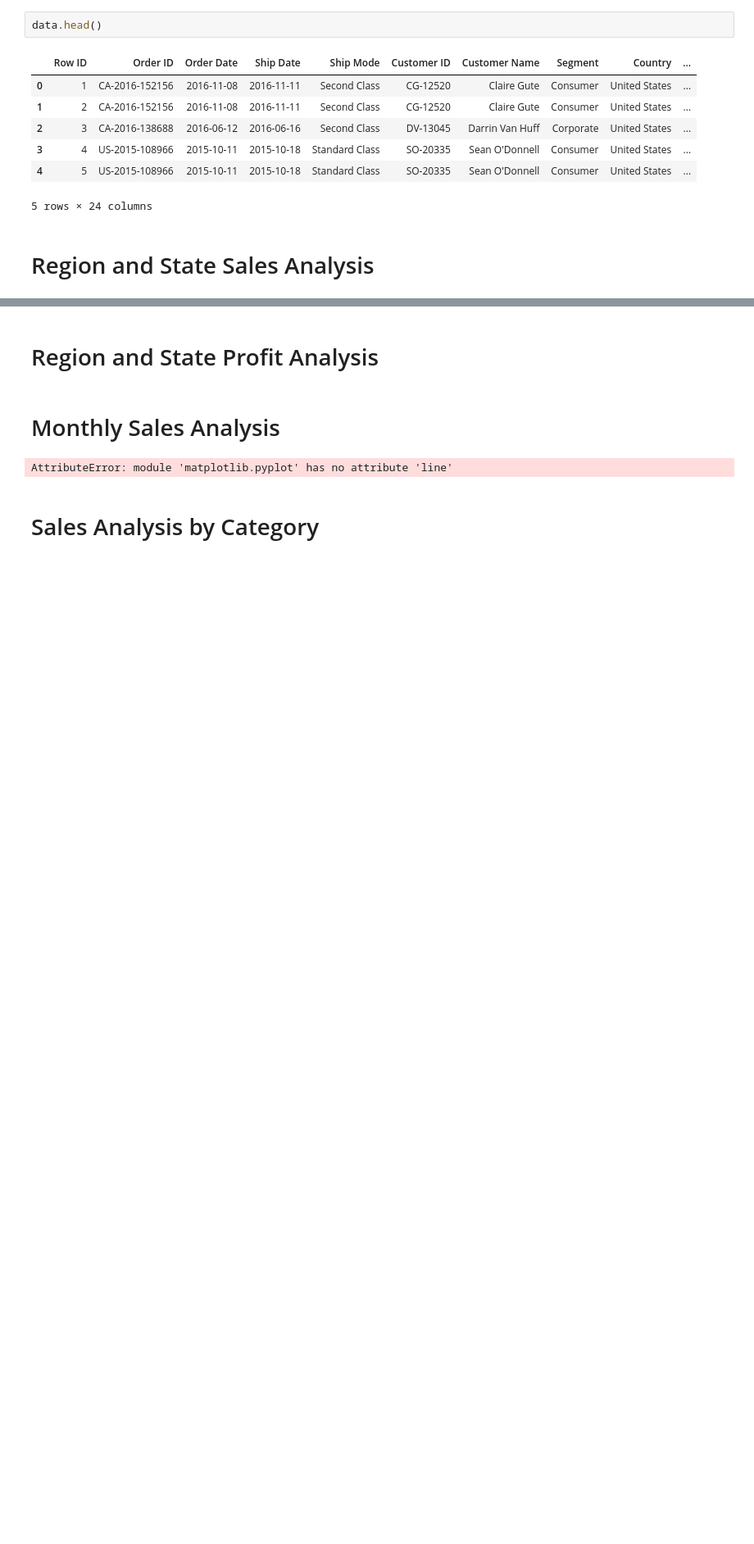
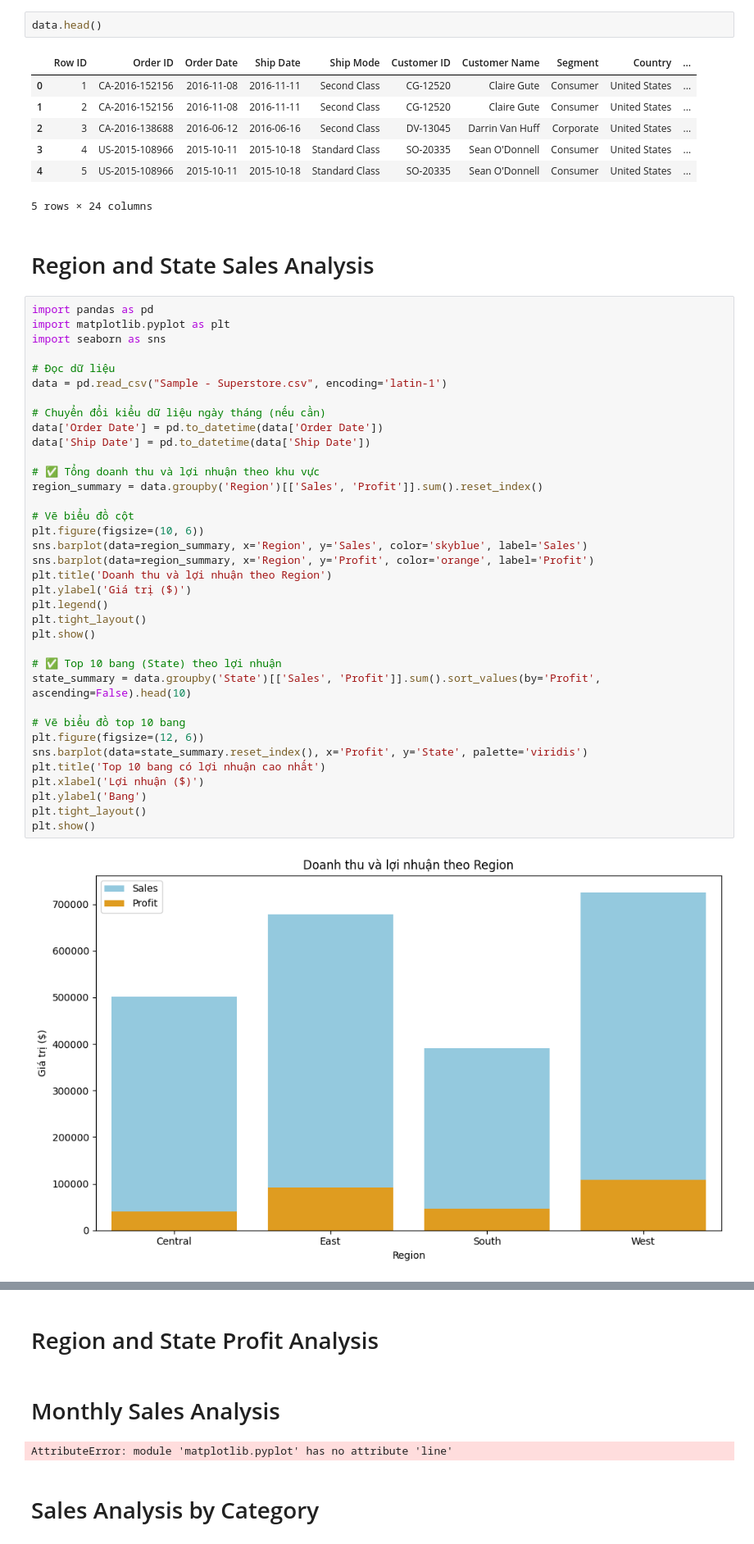
Before and after one commit to huyhuy382003/superstore-analysis, a Jupyter notebook: e commerce sales.ipynb, the cells around one changed output, grey strips where cells are left out. Shown: that part at 82% size. Cells and saved outputs as stored; diff of their text form; blank space fills up the shorter version.

Commit message:
Cập nhật notebook e commerce sales

```diff
--- a/e commerce sales.ipynb
+++ b/e commerce sales.ipynb
@@ -100,3 +100,41 @@ data.head()
 5 rows × 24 columns
 # %% [markdown]
 # Region and State Sales Analysis
+# %%
+import pandas as pd
+import matplotlib.pyplot as plt
+import seaborn as sns
+
+# Đọc dữ liệu
+data = pd.read_csv("Sample - Superstore.csv", encoding='latin-1')
+
+# Chuyển đổi kiểu dữ liệu ngày tháng (nếu cần)
+data['Order Date'] = pd.to_datetime(data['Order Date'])
+data['Ship Date'] = pd.to_datetime(data['Ship Date'])
+
+# ✅ Tổng doanh thu và lợi nhuận theo khu vực
+region_summary = data.groupby('Region')[['Sales', 'Profit']].sum().reset_index()
+
+# Vẽ biểu đồ cột
+plt.figure(figsize=(10, 6))
+sns.barplot(data=region_summary, x='Region', y='Sales', color='skyblue', label='Sales')
+sns.barplot(data=region_summary, x='Region', y='Profit', color='orange', label='Profit')
+plt.title('Doanh thu và lợi nhuận theo Region')
+plt.ylabel('Giá trị ($)')
+plt.legend()
+plt.tight_layout()
+plt.show()
+
+# ✅ Top 10 bang (State) theo lợi nhuận
+state_summary = data.groupby('State')[['Sales', 'Profit']].sum().sort_values(by='Profit', ascending=False).head(10)
+
+# Vẽ biểu đồ top 10 bang
+plt.figure(figsize=(12, 6))
+sns.barplot(data=state_summary.reset_index(), x='Profit', y='State', palette='viridis')
+plt.title('Top 10 bang có lợi nhuận cao nhất')
+plt.xlabel('Lợi nhuận ($)')
+plt.ylabel('Bang')
+plt.tight_layout()
+plt.show()
+# %% [output]
+[figure, added]
```
Also changed, not shown: parts of 1 cell of this notebook.
